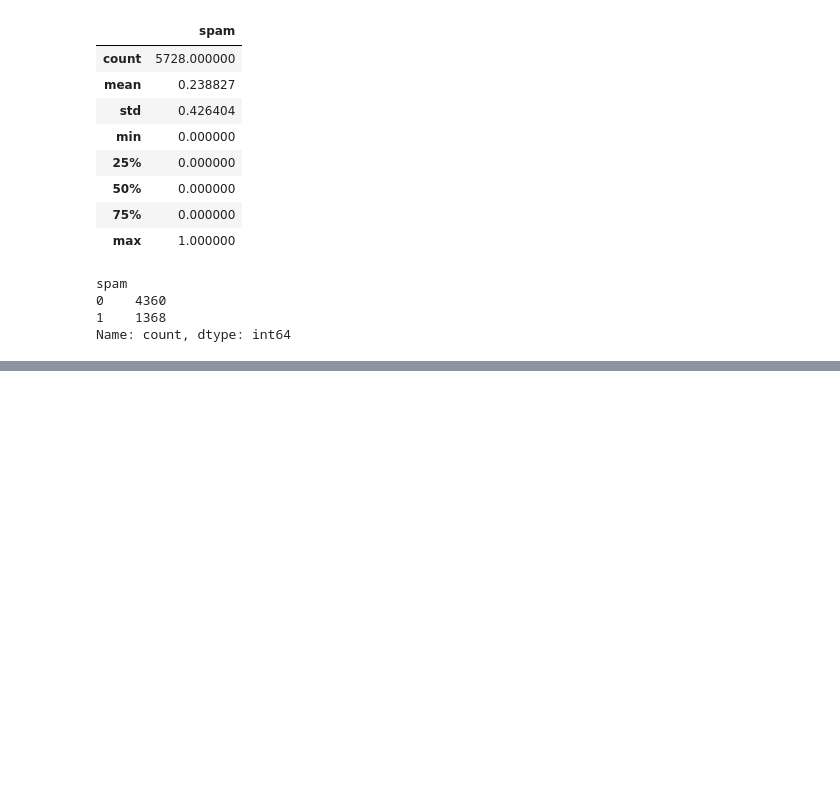
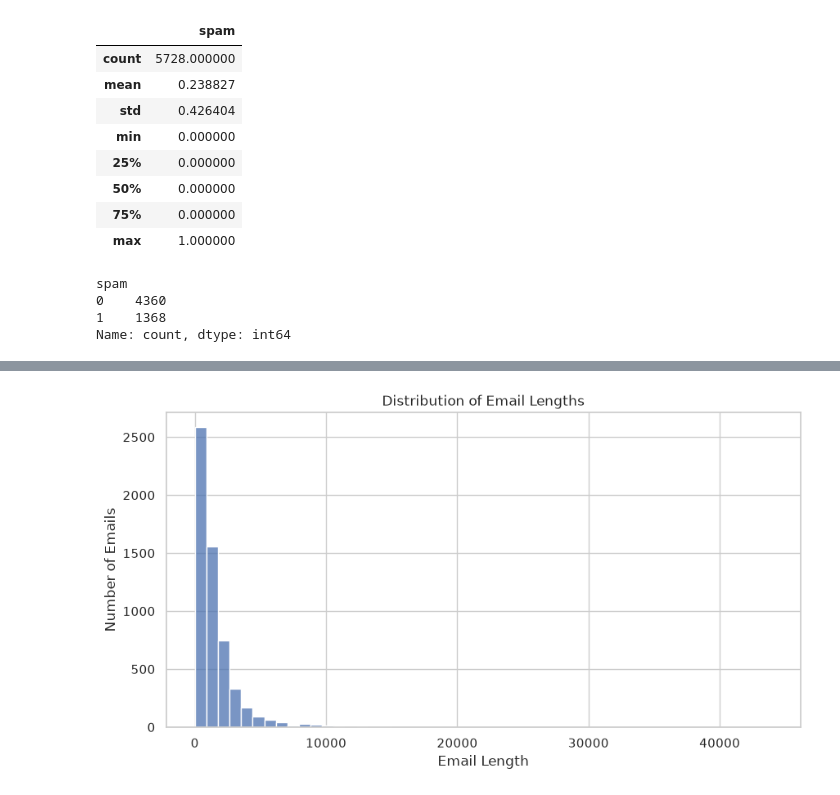
Before and after one commit to ahm18ed/email-spam-detector, a Jupyter notebook: notebooks/exploration.ipynb, the cells around one changed output, grey strips where cells are left out. Drawn from its saved outputs; the diff is of its cells as text; code cells hidden in the pictures; blank space fills up the shorter version.

```diff
--- a/notebooks/exploration.ipynb
+++ b/notebooks/exploration.ipynb
@@ -62,0 +309,15 @@ Name: count, dtype: int64
+# %%
+plt.figure(figsize=(10, 5))
+
+sns.histplot(
+    data=df,
+    x= "text_length",
+    bins = 50
+)
+
+plt.title("Distribution of Email Lengths")
+plt.xlabel("Email Length")
+plt.ylabel("Number of Emails")
+plt.show()
+# %% [output]
+[figure, added]
```
Also changed, not shown: parts of 35 cells of this notebook, 2 other files.
